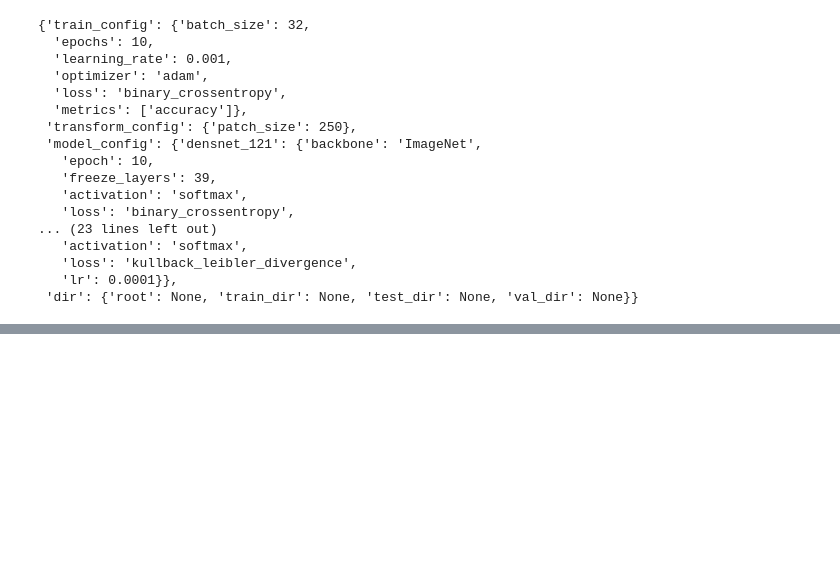
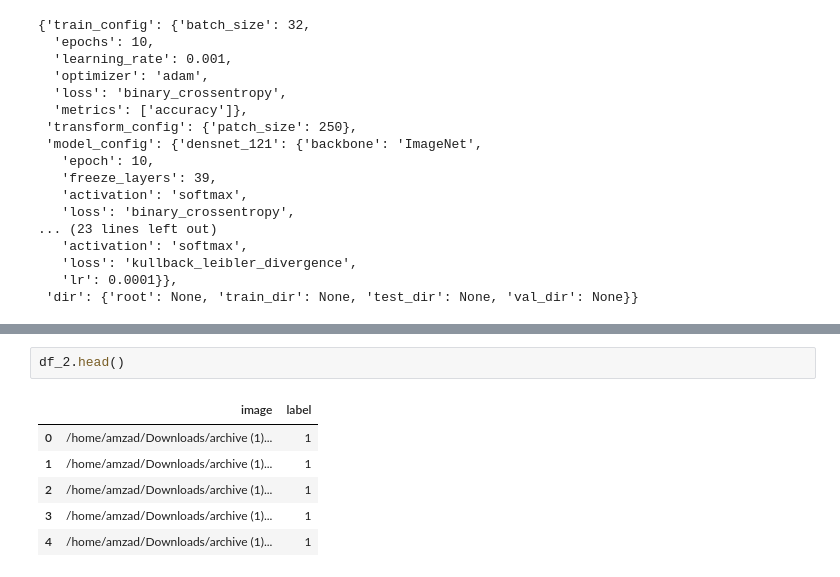
Before and after one commit to AmzadHossainrafis/IDC-Classification, a Jupyter notebook: notebook/EDA.ipynb, the cells around one changed output, grey strips where cells are left out. Drawn from its saved outputs; the diff is of its cells as text; blank space fills up the shorter version.

```diff
--- a/notebook/EDA.ipynb
+++ b/notebook/EDA.ipynb
@@ -66,0 +95,9 @@ x
+# %%
+df_2.head()
+# %% [output]
+|  | image | label |
+| 0 | /home/amzad/Downloads/archive (1)... | 1 |
+| 1 | /home/amzad/Downloads/archive (1)... | 1 |
+| 2 | /home/amzad/Downloads/archive (1)... | 1 |
+| 3 | /home/amzad/Downloads/archive (1)... | 1 |
+| 4 | /home/amzad/Downloads/archive (1)... | 1 |
```
Also changed, not shown: parts of 14 cells of this notebook, 4 other files.
